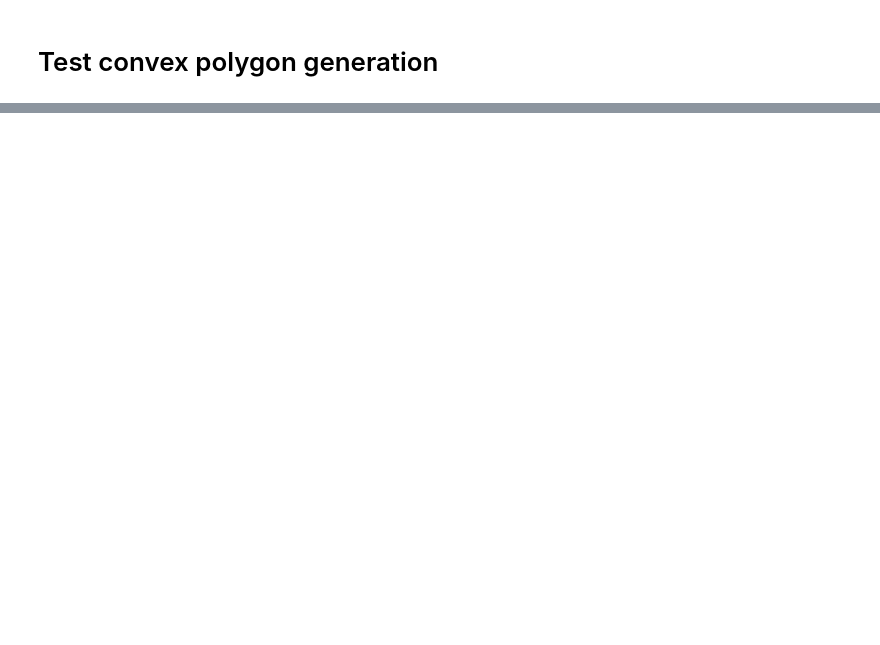
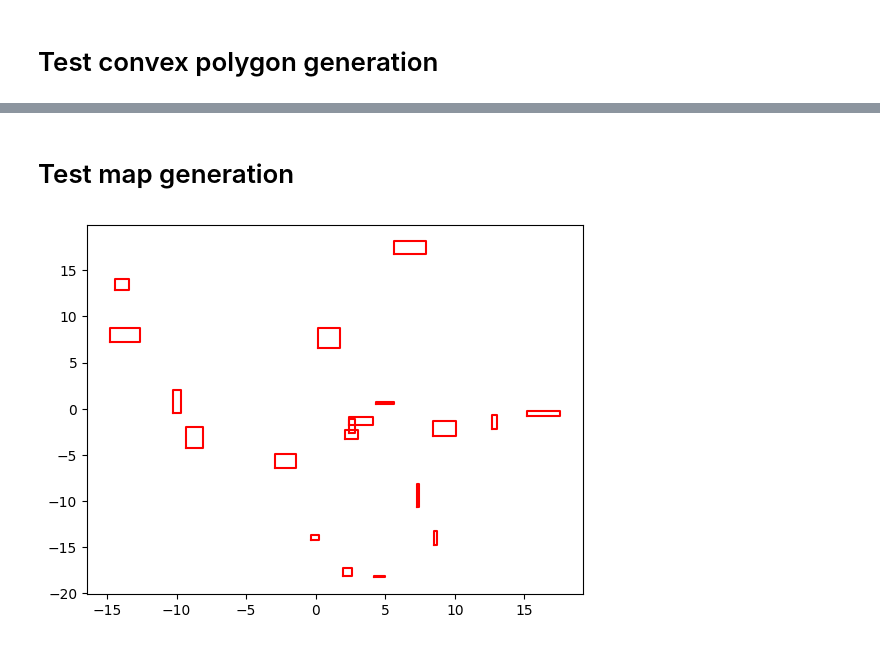
Before and after one commit to ggldnl/Path-Planning-Visualizer, a Jupyter notebook: notebooks/map/map_generation.ipynb, the cells around one changed output, grey strips where cells are left out. Saved outputs shown, nothing was run; the diff lists cells and outputs as text; code cells hidden in the pictures; blank space fills up the shorter version.

```diff
--- a/notebooks/map/map_generation.ipynb
+++ b/notebooks/map/map_generation.ipynb
@@ -147,15 +267,9 @@ Point(1.3410454710147024, -1.4837779633998325) at angle 312.1074226068056
+# %% [markdown]
+# Test map generation
 # %%
 # Math
 from math import pi, sin, cos
 import random
-
-# Geometry
-from model.geometry.polygon import Polygon
-from model.geometry.point import Point
-import model.geometry.utils as utils
-
-# Obstacles
-from model.world.map.rectangular_obstacle import RectangularObstacle
 
 # Serialization
 import pickle
@@ -167,12 +281,31 @@ OBS_MIN_DIM = 0.1  # meters
 OBS_MAX_DIM = 2.5  # meters
 OBS_MIN_COUNT = 10
 OBS_MAX_COUNT = 50
-OBS_MIN_DIST = 0.4  # meters
-OBS_MAX_DIST = 6.0  # meters
+OBS_MIN_DIST = 2.0  # meters
+OBS_MAX_DIST = 20.0  # meters
 GOAL_MIN_DIST = 2.0  # meters
 GOAL_MAX_DIST = 4.0  # meters
 MIN_GOAL_CLEARANCE = 0.2  # meters
 
+
+class Rectangle(Polygon):
+
+    def __init__(self, width, height):
+
+        if width <= 0:
+            raise ValueError(f'Invalid width: {width}')
+
+        if height <= 0:
+            raise ValueError(f'Invalid height: {height}')
+
+        points = [
+            Point(0, 0),
+            Point(0, height),
+            Point(width, height),
+            Point(width, 0)
+        ]
+
+        super().__init__(points)
 
 class Map:
 
@@ -240,43 +373,63 @@ class Map:
             phi = -pi + (random.random() * 2 * pi)
             x = dist * sin(phi)
             y = dist * cos(phi)
 
             # Generate orientation
             theta = -pi + (random.random() * 2 * pi)
 
-            # Generate velocity
-            vel = (0, 0, 0)
+            # We have a pose
+            pose = (x, y, theta)
 
-            # Test if the obstacle overlaps the robots or the goal.
-            # We need to set the velocity vector as (0, 0, 0) to make the object
-            # static for the check
-            obstacle = RectangularObstacle(width, height, (x, y, theta), vel)
+            # Create a polygon
+            polygon = Rectangle(width, height)
+            polygon.translate(x, y)
+
+            # Check if the polygon intersects one of the test geometries
             intersects = False
             for test_geometry in test_geometries:
-                intersects |= utils.convex_polygon_intersect_test(
-                    test_geometry, obstacle.polygon
-                )
+                intersects |= polygon.intersects(test_geometry)
+                if intersects:
+                    break
+
+            # The polygon is good: add the velocity vector and create an obstacle
             if not intersects:
-                obstacles.append(obstacle)
 
-        # Update the velocity vector
-        for obstacle in obstacles:
-            obstacle.vel = (random.uniform(-1, 1), random.uniform(-1, 1), random.uniform(-1, 1))
+                obstacles.append(polygon)
 
         # Update the obstacles and the goal
         self.current_obstacles = obstacles
         self.obstacles = obstacles
         self.current_goal = goal
 
     def reset_map(self):
         self.current_obstacles = self.obstacles
 
     def save_map(self, filename):
         with open(filename, "wb") as file:
             pickle.dump(self.current_obstacles, file)
             pickle.dump(self.current_goal, file)
 
     def load_map(self, filename):
         with open(filename, "rb") as file:
             self.current_obstacles = pickle.load(file)
             self.current_goal = pickle.load(file)
+
+
+map = Map()
+map.random_map([])
+
+# Visualize the map
+
+fig, ax = plt.subplots()
+
+for polygon in map.obstacles:
+
+    x = [point.x for point in polygon.points] + [polygon.points[0].x]
+    y = [point.y for point in polygon.points] + [polygon.points[0].y]
+
+    # Plot the polygon
+    ax.plot(x, y, color='red', label='polygon')
+
+plt.show()
+# %% [output]
+[figure, added]
```
Also changed, not shown: parts of 10 cells of this notebook.
